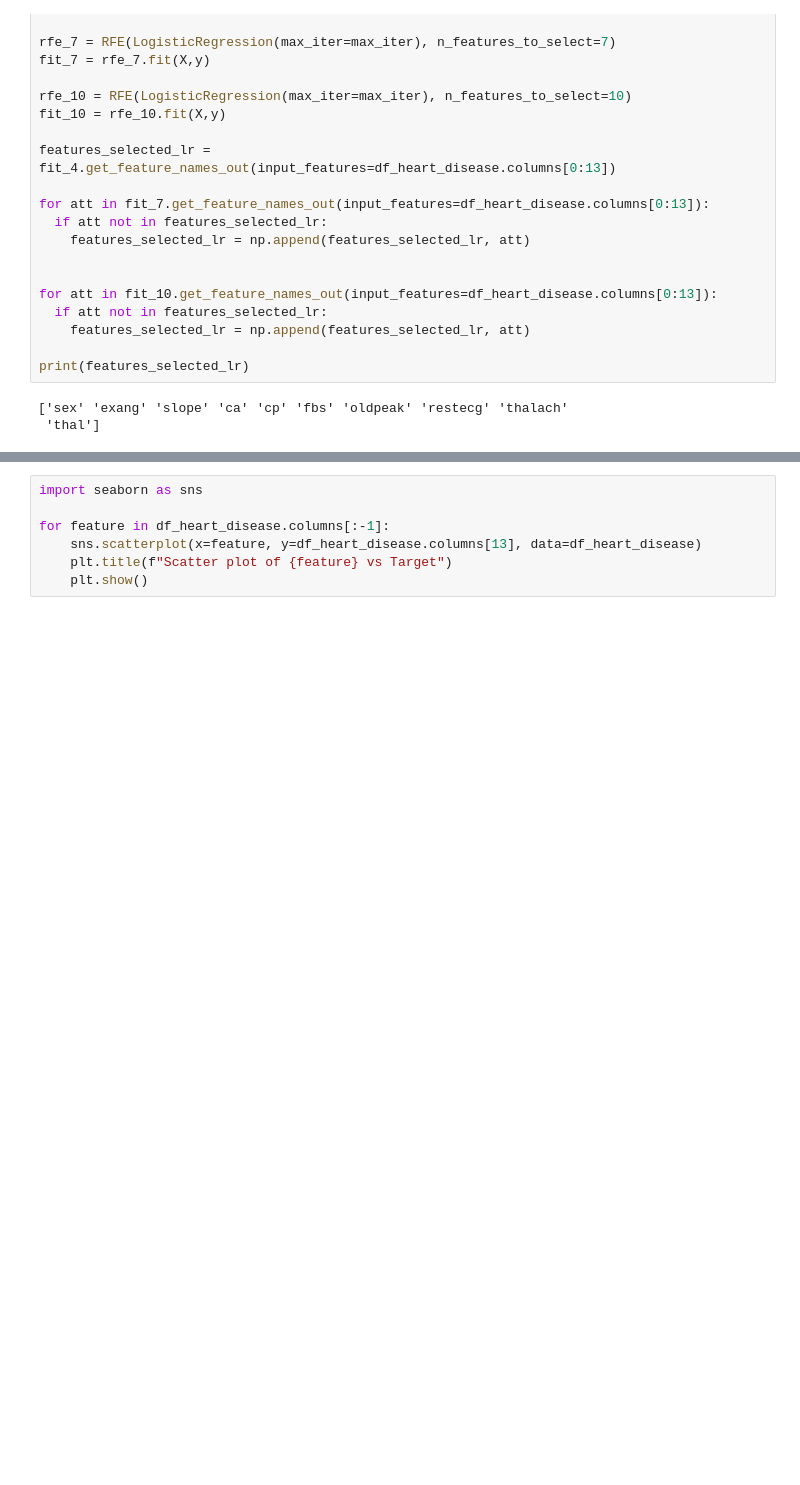
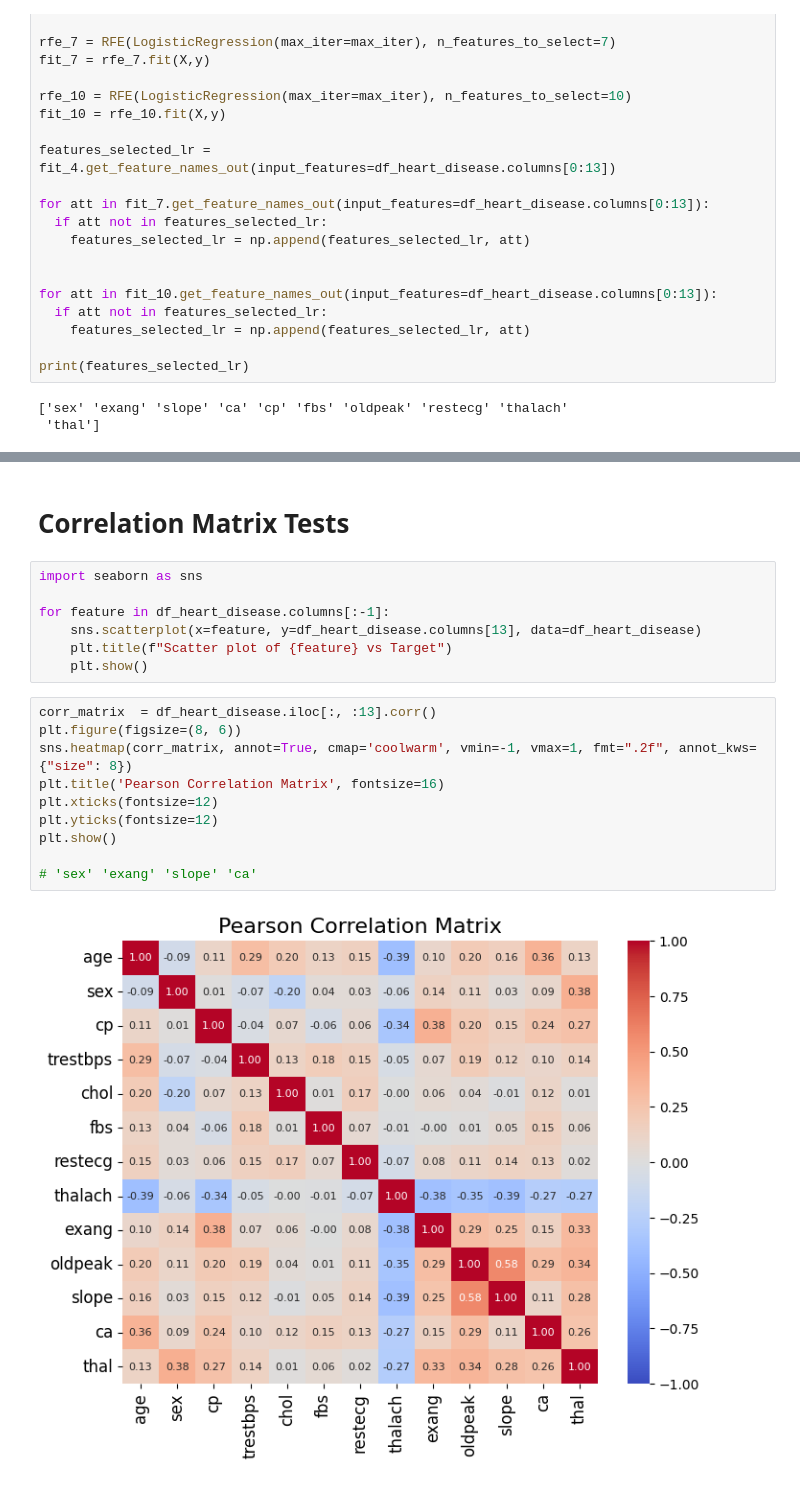
Before and after one commit to fangnes/pucrio_data_science_and_analytics, a Jupyter notebook: MVP_Machine_Learning_&_Analytics.ipynb, the cells around one changed output, grey strips where cells are left out. Saved outputs shown, nothing was run; the diff lists cells and outputs as text; blank space fills up the shorter version.

```diff
--- a/MVP_Machine_Learning_&_Analytics.ipynb
+++ b/MVP_Machine_Learning_&_Analytics.ipynb
@@ -758,3 +782,5 @@ df_heart_disease.columns[13]
+# %% [markdown]
+# Correlation Matrix Tests
 # %%
 import seaborn as sns
 
@@ -762,3 +788,15 @@ for feature in df_heart_disease.columns[:-1]:
     sns.scatterplot(x=feature, y=df_heart_disease.columns[13], data=df_heart_disease)
     plt.title(f"Scatter plot of {feature} vs Target")
     plt.show()
+# %%
+corr_matrix  = df_heart_disease.iloc[:, :13].corr()
+plt.figure(figsize=(8, 6))
+sns.heatmap(corr_matrix, annot=True, cmap='coolwarm', vmin=-1, vmax=1, fmt=".2f", annot_kws={"size": 8})
+plt.title('Pearson Correlation Matrix', fontsize=16)
+plt.xticks(fontsize=12)
+plt.yticks(fontsize=12)
+plt.show()
+
+# 'sex' 'exang' 'slope' 'ca'
+# %% [output]
+[figure, added]
```
Also changed, not shown: parts of 3 cells of this notebook.
